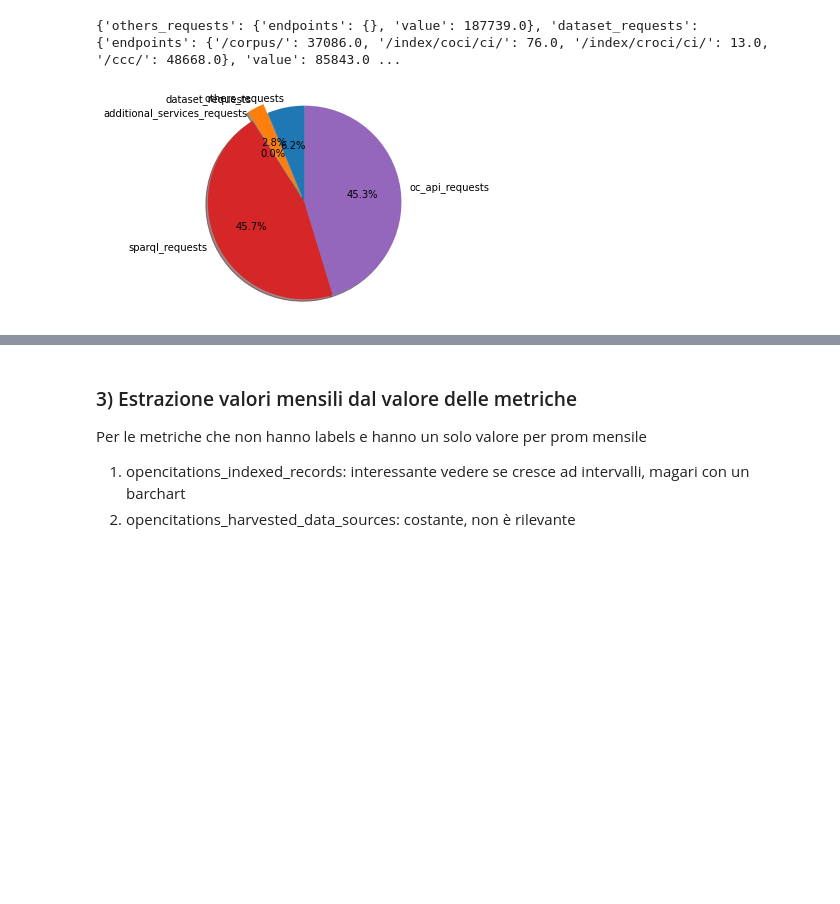
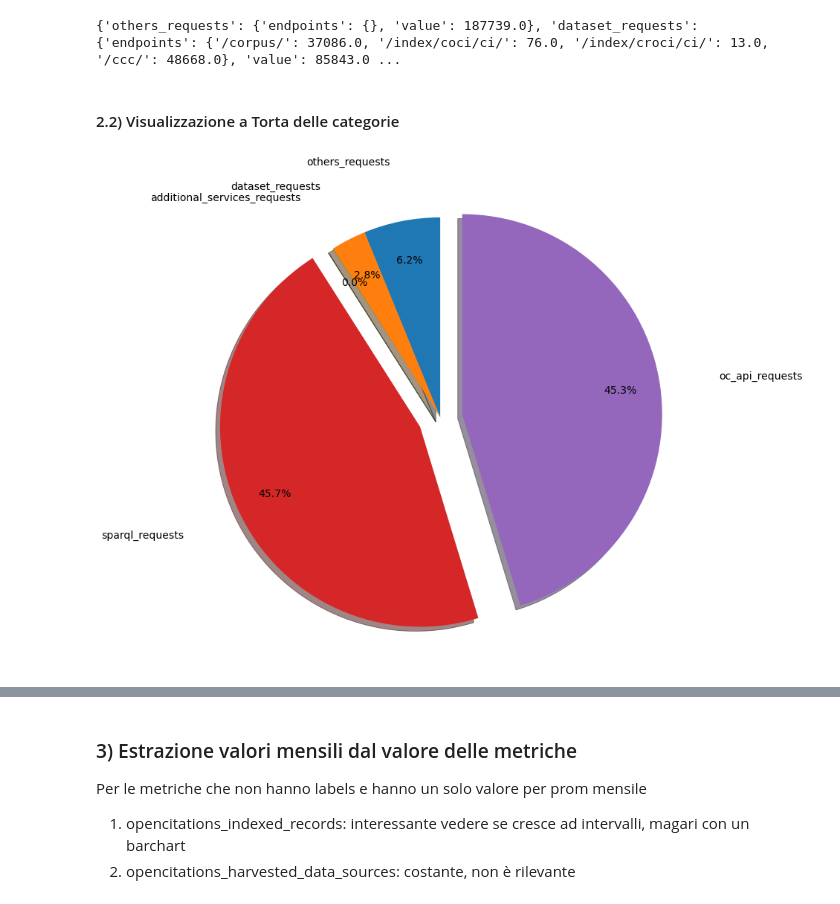
Before and after one commit to ariannamorettj/OC_Notebook, a Jupyter notebook: OC_AM_notebook.ipynb, the cells around one changed output, grey strips where cells are left out. Cells and saved outputs as stored; diff of their text form; code cells hidden in the pictures; blank space fills up the shorter version.

```diff
--- a/OC_AM_notebook.ipynb
+++ b/OC_AM_notebook.ipynb
@@ -1488,22 +1488,24 @@ for k,v in counter_total_dict.items():
 print(counter_total_dict)
 # %% [output]
 {'others_requests': {'endpoints': {}, 'value': 187739.0}, 'dataset_requests': {'endpoints': {'/corpus/': 37086.0, '/index/coci/ci/': 76.0, '/index/croci/ci/': 13.0, '/ccc/': 48668.0}, 'value': 85843.0 ...
+# %% [markdown]
+#### 2.2) Visualizzazione a Torta delle categorie
 # %%
 import matplotlib.pyplot as plt
 labels = []
 sizes = []
 for k,v in counter_total_dict.items():
     labels.append(k)
     sizes.append(v["value"])
-#print(labels, sizes)
 
-explode = (0, 0.1, 0, 0, 0)  # only "explode" the 2nd slice (i.e. 'Hogs')
+explode = (0, 0, 0, 0.1, 0.1)
 
 fig1, ax1 = plt.subplots()
-ax1.pie(sizes, explode=explode, labels=labels, autopct='%1.1f%%',
-        shadow=True, startangle=90)
-ax1.axis('equal')  # Equal aspect ratio ensures that pie is drawn as a circle.
+ax1.pie(sizes, explode=explode, labels=labels, autopct='%1.1f%%', radius = 0.9,
+        shadow=True, startangle=90, pctdistance=0.8, labeldistance=1.3, textprops={'fontsize': 14})
+ax1.axis('equal')
+plt.rcParams["figure.figsize"] = (12,12)
 
 plt.show()
 # %% [output]
-[figure, old version]
+[figure, new version]
```
Also changed, not shown: parts of 10 cells of this notebook, 1 other file.
